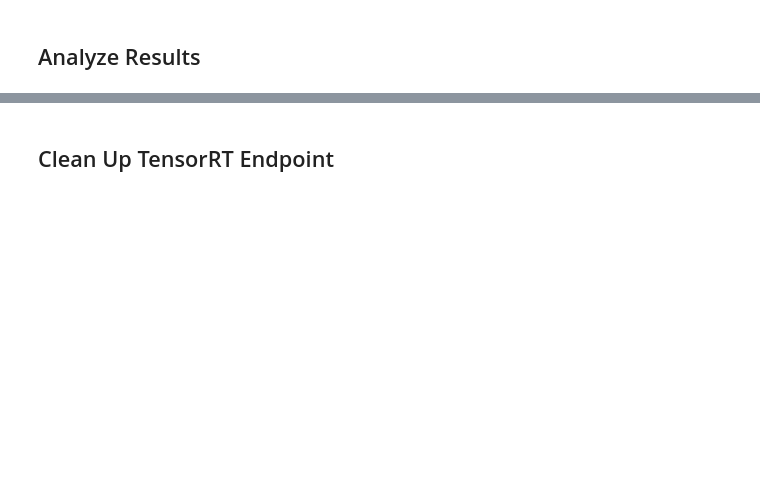
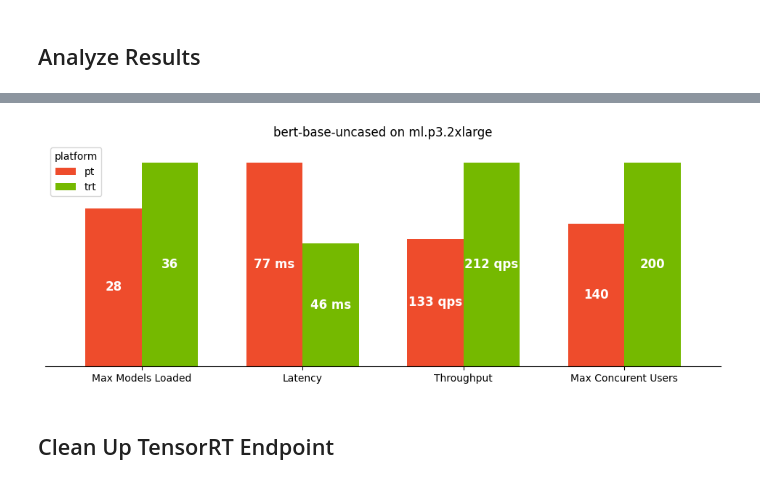
Before and after one commit to aws-samples/sagemaker-mme-gpu-benchmarking, a Jupyter notebook: nlp_benchmark.ipynb, the cells around one changed output, grey strips where cells are left out. Cells and saved outputs as stored; diff of their text form; code cells hidden in the pictures; blank space fills up the shorter version.

Commit message:
update visualization to include instance type
add code to create onnex folder first
add instance type to summary chart.

```diff
--- a/nlp_benchmark.ipynb
+++ b/nlp_benchmark.ipynb
@@ -396,5 +574,7 @@ generate_summary_plots(load_test_summary)
 # %%
-summary_chart = generate_metrics_summary(load_test_summary)
+summary_chart = generate_metrics_summary(load_test_summary, instance_type)
+# %% [output]
+[figure, added]
 # %% [markdown]
 ## Clean Up TensorRT Endpoint
 # %%
```
Also changed, not shown: parts of 20 cells of this notebook, 2 other files.
